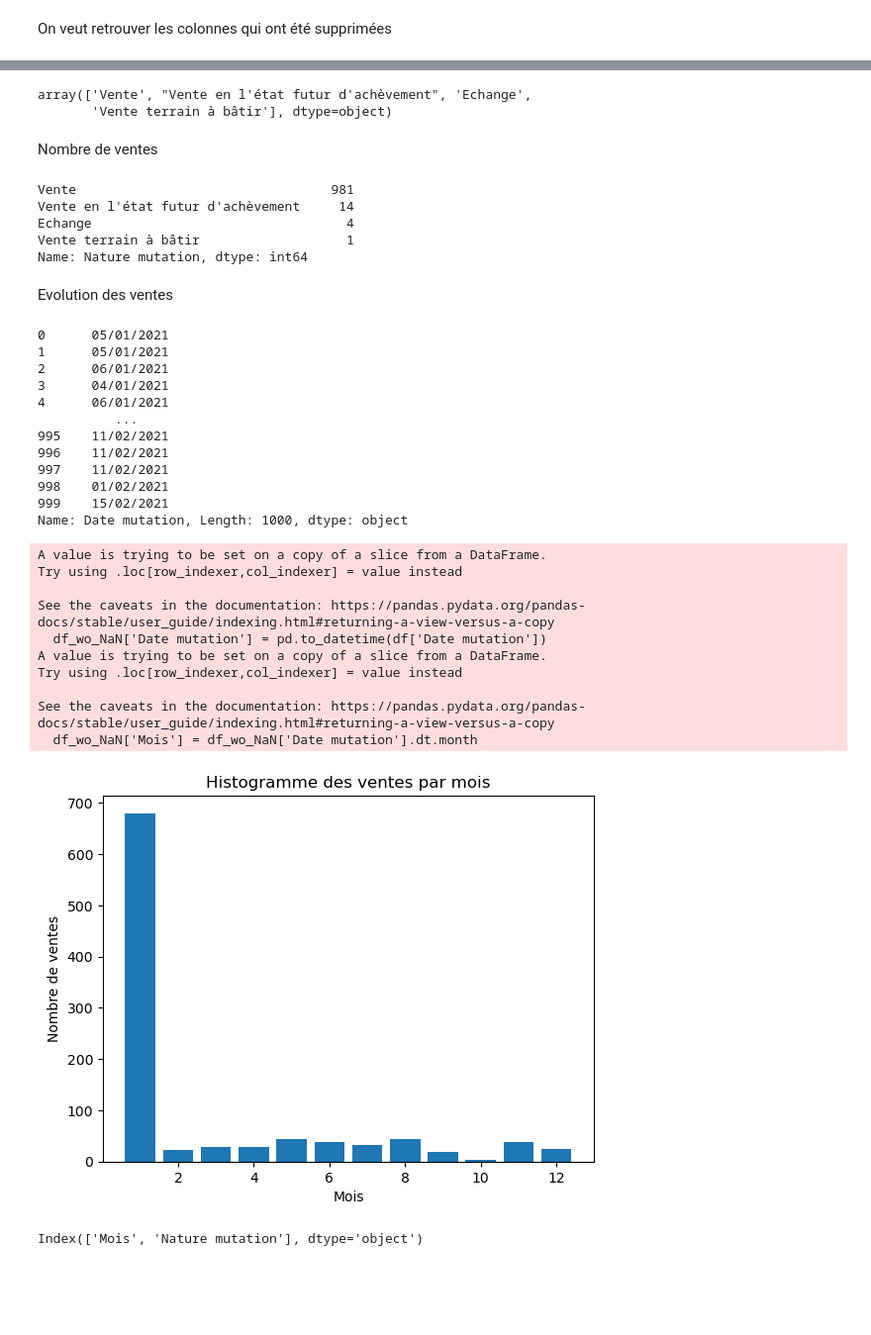
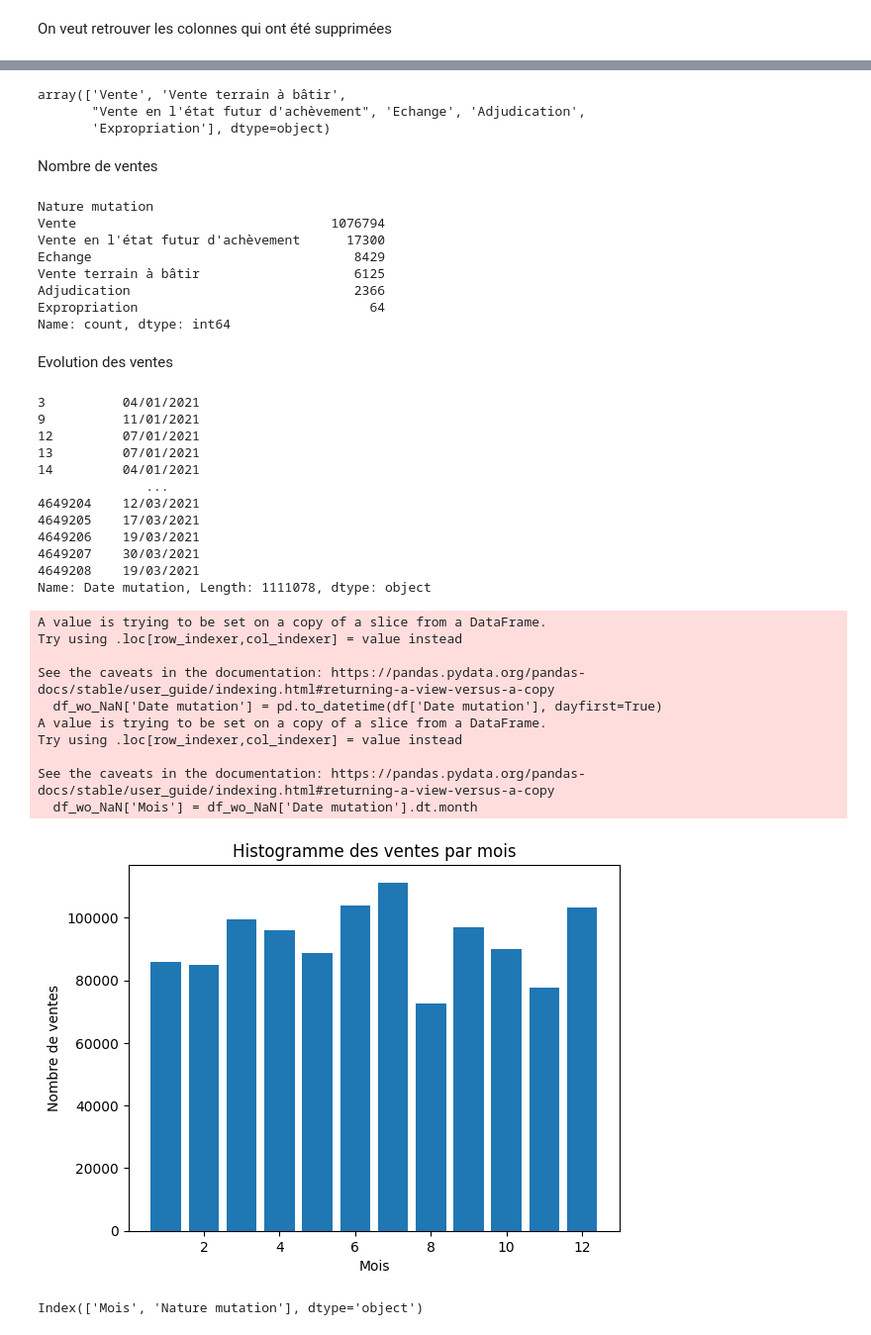
Before and after one commit to dounya-bourhani/ProjetPython, a Jupyter notebook: traitement_valeurs_foncieres_2021.ipynb, the cells around one changed output, grey strips where cells are left out. Shown: that part at 99% size. Cells and saved outputs as stored; diff of their text form; code cells hidden in the pictures; blank space fills up the shorter version.

Commit message:
donnees tries OK

```diff
--- a/traitement_valeurs_foncieres_2021.ipynb
+++ b/traitement_valeurs_foncieres_2021.ipynb
@@ -3,6 +3,6 @@
 # %%
 import pandas as pd
 
-df = pd.read_csv('./valeursfoncieres-2021/valeursfoncieres-2021.txt', sep="|", decimal=",")
+df = pd.read_csv('./donnees/valeursfoncieres-2021.txt', sep="|", decimal=",")
 df.head()
 # %% [output]
@@ -54,0 +123,4 @@ NameError: name 'pourcentage_manquant' is not defined
+# %%
+#On supprime les colonnes
+df_wo_NaN  = df_wo_NaN.drop(columns= {'Surface Carrez du 5eme lot', 'Surface Carrez du 4eme lot', 'Surface Carrez du 3eme lot', 'No Volume', '5eme lot', '4eme lot', '3eme lot', 'Surface Carrez du 2eme lot', 'Nature culture speciale', 'B/T/Q',  'Prefixe de section', '2eme lot'})
+df_wo_NaN
@@ -54,0 +141,5 @@ NameError: name 'pourcentage_manquant' is not defined
+# %%
+#on supprime les données avec des valeurs foncières inférieurs à 100
+#on enleve les biens qui ont été vendus pour des valeurs symboliques
+df_wo_NaN = df_wo_NaN[df_wo_NaN['Valeur fonciere'] >= 100]
+df_wo_NaN
@@ -69,18 +174,22 @@ Les colonnes supprimées sont : ['Identifiant de document', 'Reference document'
 # %%
 df_wo_NaN["Nature mutation"].unique()
 # %% [output]
-array(['Vente', "Vente en l'état futur d'achèvement", 'Echange',
-       'Vente terrain à bâtir'], dtype=object)
+array(['Vente', 'Vente terrain à bâtir',
+       "Vente en l'état futur d'achèvement", 'Echange', 'Adjudication',
+       'Expropriation'], dtype=object)
 # %% [markdown]
 Nombre de ventes
 # %%
 df_wo_NaN["Nature mutation"].value_counts()
 # %% [output]
-Vente                                 981
-Vente en l'état futur d'achèvement     14
-Echange                                 4
-Vente terrain à bâtir                   1
-Name: Nature mutation, dtype: int64
+Nature mutation
+Vente                                 1076794
+Vente en l'état futur d'achèvement      17300
+Echange                                  8429
+Vente terrain à bâtir                    6125
+Adjudication                             2366
+Expropriation                              64
+Name: count, dtype: int64
 # %% [markdown]
 Evolution des ventes
 # %%
@@ -88,50 +197,50 @@ import matplotlib.pyplot as plt
 # %%
 df_wo_NaN['Date mutation']
 # %% [output]
-0      05/01/2021
-1      05/01/2021
-2      06/01/2021
-3      04/01/2021
-4      06/01/2021
-          ...
-995    11/02/2021
-996    11/02/2021
-997    11/02/2021
-998    01/02/2021
-999    15/02/2021
-Name: Date mutation, Length: 1000, dtype: object
+3          04/01/2021
+9          11/01/2021
+12         07/01/2021
+13         07/01/2021
+14         04/01/2021
+              ...
+4649204    12/03/2021
+4649205    17/03/2021
+4649206    19/03/2021
+4649207    30/03/2021
+4649208    19/03/2021
+Name: Date mutation, Length: 1111078, dtype: object
 # %%
 # Convertissez la colonne 'Date' en type datetime
-df_wo_NaN['Date mutation'] = pd.to_datetime(df['Date mutation'])
+df_wo_NaN['Date mutation'] = pd.to_datetime(df['Date mutation'], dayfirst=True)
 
 # Extrayez le mois de chaque date et créez une nouvelle colonne 'Mois'
 df_wo_NaN['Mois'] = df_wo_NaN['Date mutation'].dt.month
 
 # Groupez les ventes par mois et comptez le nombre de ventes dans chaque mois
 ventes_par_mois = df_wo_NaN.groupby('Mois')['Nature mutation'].count()
 
 # Créez un histogramme
 plt.bar(ventes_par_mois.index, ventes_par_mois.values)
 
 # Étiquetez les axes et le titre
 plt.xlabel('Mois')
 plt.ylabel('Nombre de ventes')
 plt.title('Histogramme des ventes par mois')
 
 # Affichez l'histogramme
 plt.show()
 # %% [output]
 A value is trying to be set on a copy of a slice from a DataFrame.
 Try using .loc[row_indexer,col_indexer] = value instead
 
 See the caveats in the documentation: https://pandas.pydata.org/pandas-docs/stable/user_guide/indexing.html#returning-a-view-versus-a-copy
-  df_wo_NaN['Date mutation'] = pd.to_datetime(df['Date mutation'])
+  df_wo_NaN['Date mutation'] = pd.to_datetime(df['Date mutation'], dayfirst=True)
 A value is trying to be set on a copy of a slice from a DataFrame.
 Try using .loc[row_indexer,col_indexer] = value instead
 
 See the caveats in the documentation: https://pandas.pydata.org/pandas-docs/stable/user_guide/indexing.html#returning-a-view-versus-a-copy
   df_wo_NaN['Mois'] = df_wo_NaN['Date mutation'].dt.month
-[figure, old version]
+[figure, new version]
 # %%
 # df_ventes_par_mois = pd.DataFrame(ventes_par_mois, index=False)
 df_ventes_par_mois = ventes_par_mois.to_frame().reset_index()
```
Also changed, not shown: parts of 9 cells of this notebook.
